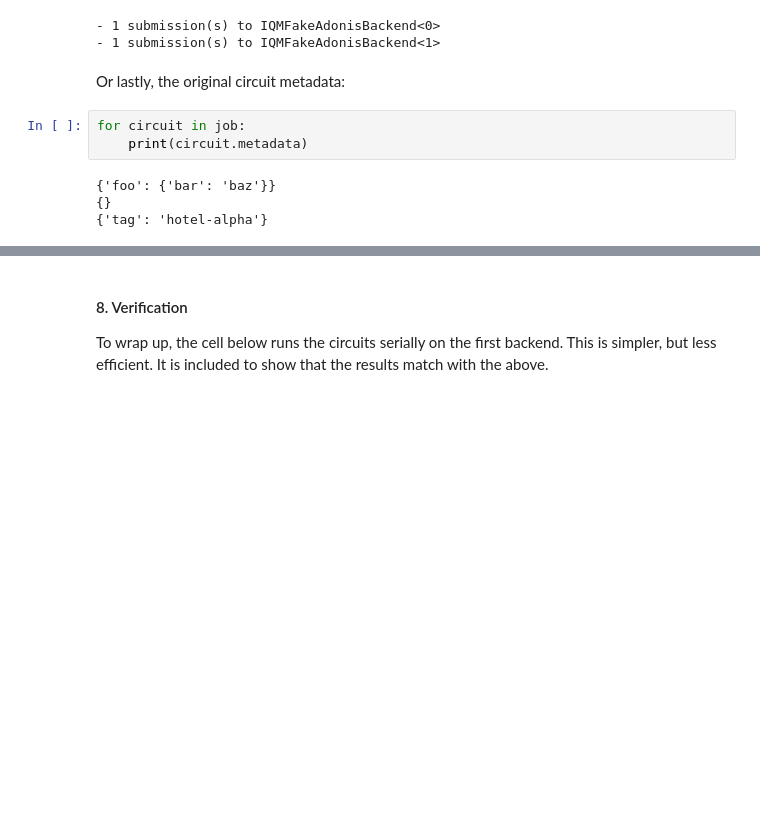
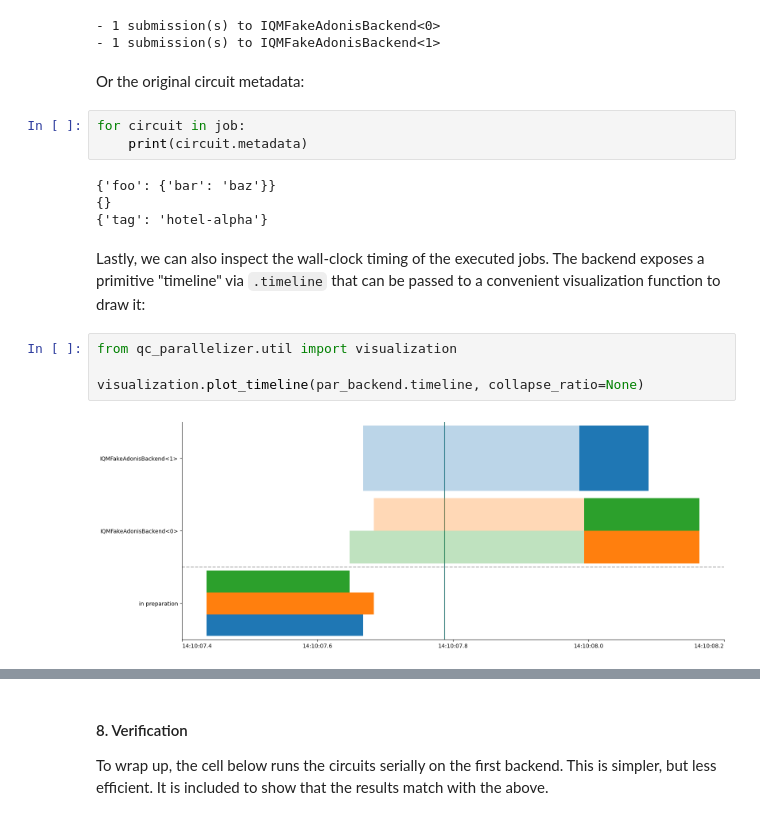
Before and after one commit to vttresearch/qc-parallelizer, a Jupyter notebook: notebooks/parallel-circuits-introduction.ipynb, the cells around one changed output, grey strips where cells are left out. Cells and saved outputs as stored; diff of their text form; blank space fills up the shorter version.

```diff
--- a/notebooks/parallel-circuits-introduction.ipynb
+++ b/notebooks/parallel-circuits-introduction.ipynb
@@ -373,7 +373,7 @@ for backend, num_runs in par_backend.backend_utilization.items():
 - 1 submission(s) to IQMFakeAdonisBackend<0>
 - 1 submission(s) to IQMFakeAdonisBackend<1>
 # %% [markdown]
-Or lastly, the original circuit metadata:
+Or the original circuit metadata:
 # %%
 for circuit in job:
     print(circuit.metadata)
@@ -381,3 +381,13 @@ for circuit in job:
 {'foo': {'bar': 'baz'}}
 {}
 {'tag': 'hotel-alpha'}
+# %% [markdown]
+Lastly, we can also inspect the wall-clock timing of the executed jobs. The backend exposes a
+primitive "timeline" via `.timeline` that can be passed to a convenient visualization function to
+draw it:
+# %%
+from qc_parallelizer.util import visualization
+
+visualization.plot_timeline(par_backend.timeline, collapse_ratio=None)
+# %% [output]
+[figure, added]
```
Also changed, not shown: parts of 7 cells of this notebook, 17 other files.
